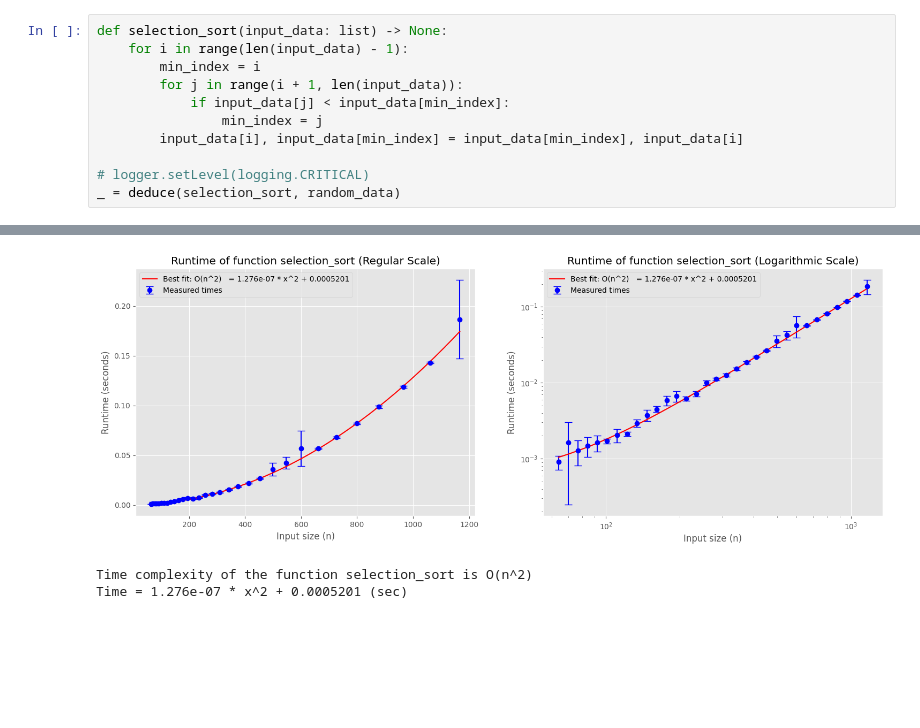
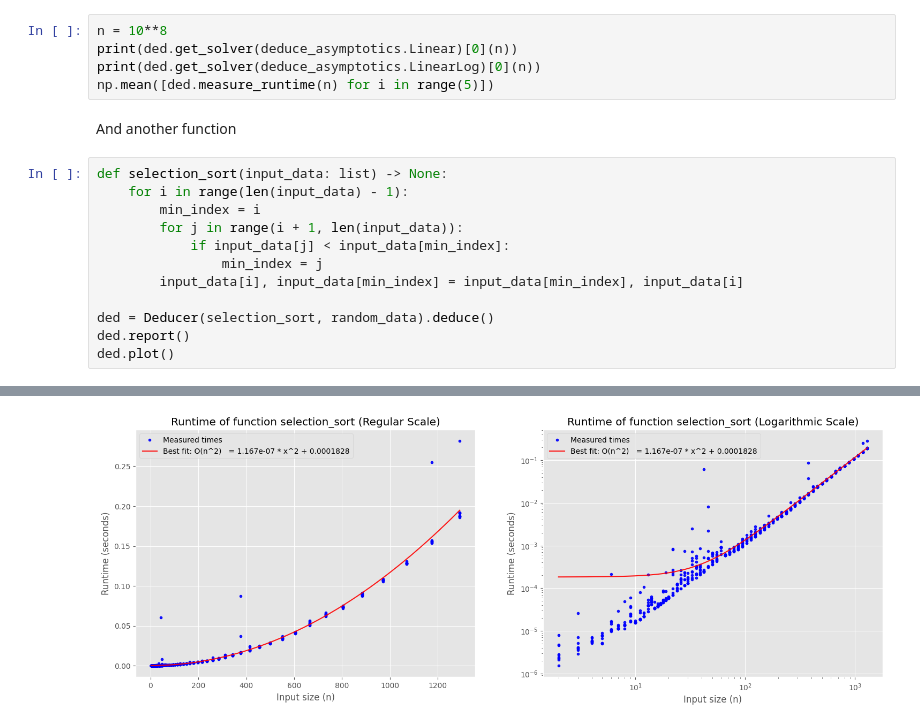
Before and after one commit to mkhlyzov/deduce_asymptotics, a Jupyter notebook: examples/example_1.ipynb, the cells around one changed output, grey strips where cells are left out. Drawn from its saved outputs; the diff is of its cells as text; blank space fills up the shorter version.

```diff
--- a/examples/example_1.ipynb
+++ b/examples/example_1.ipynb
@@ -76,3 +130,10 @@ Time = 3.68814 (sec)
+# %%
+n = 10**8
+print(ded.get_solver(deduce_asymptotics.Linear)[0](n))
+print(ded.get_solver(deduce_asymptotics.LinearLog)[0](n))
+np.mean([ded.measure_runtime(n) for i in range(5)])
+# %% [markdown]
+And another function
 # %%
 def selection_sort(input_data: list) -> None:
     for i in range(len(input_data) - 1):
@@ -82,6 +143,7 @@ def selection_sort(input_data: list) -> None:
                 min_index = j
         input_data[i], input_data[min_index] = input_data[min_index], input_data[i]
 
-# logger.setLevel(logging.CRITICAL)
-_ = deduce(selection_sort, random_data)
+ded = Deducer(selection_sort, random_data).deduce()
+ded.report()
+ded.plot()
 # %% [output]
@@ -105,6 +159,4 @@ _ = deduce(selection_sort, random_data)
-[figure, old version]
+[figure, new version]
-Time complexity of the function selection_sort is O(n^2)
-Time = 1.276e-07 * x^2 + 0.0005201 (sec)
 # %%
 def log_search(input_data: list, key: int=0) -> int:
     left = 0
```
Also changed, not shown: parts of 26 cells of this notebook, 1 other file.
